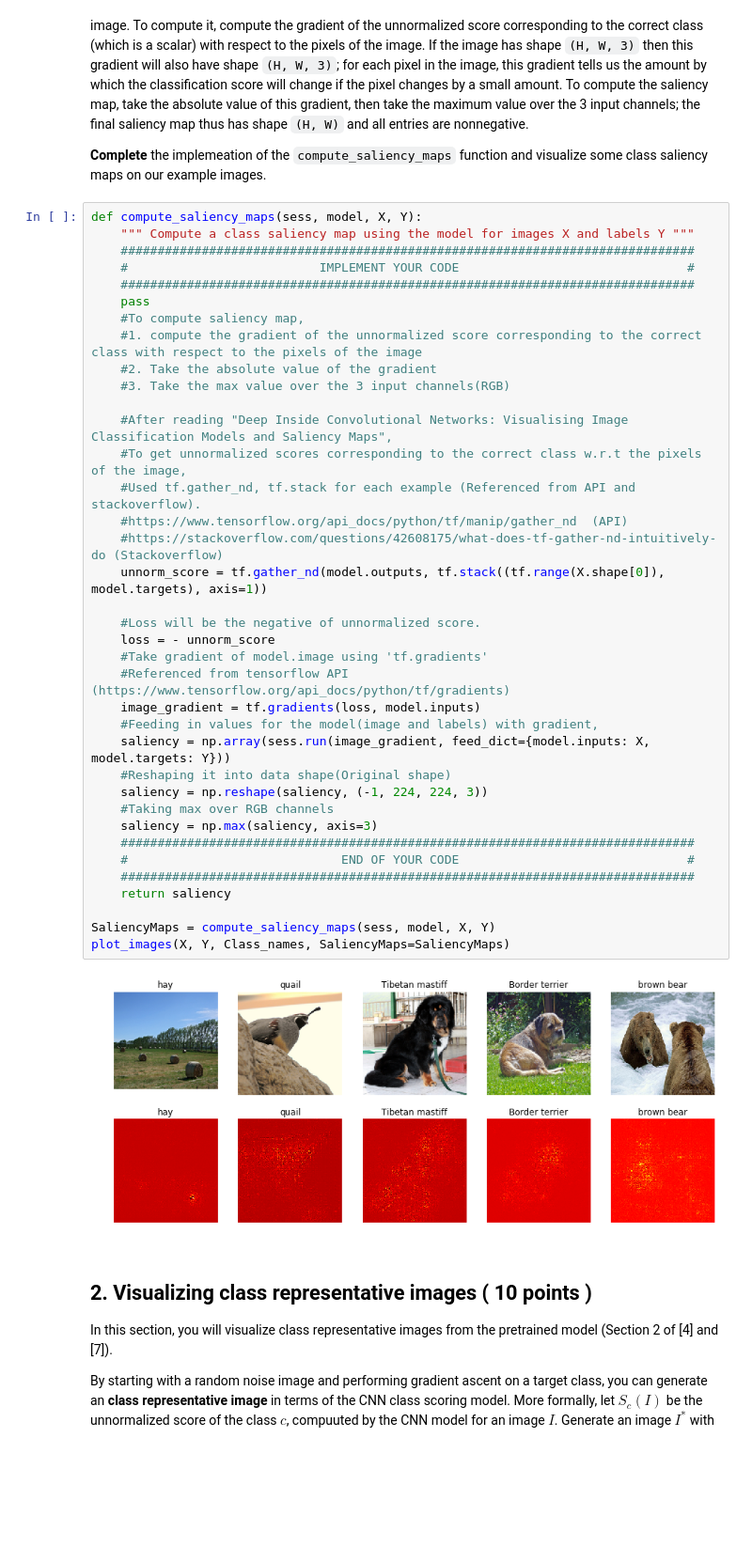
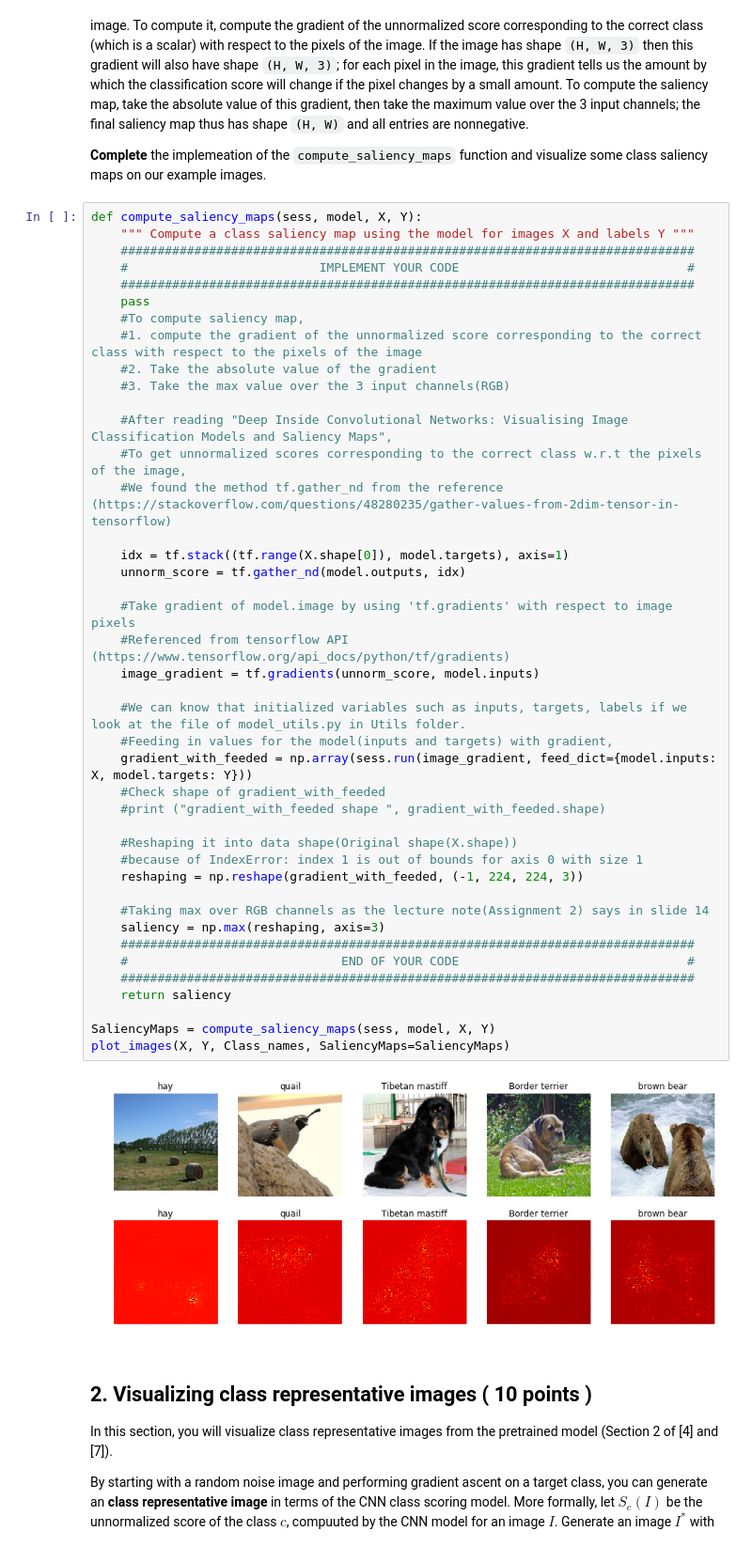
Before and after one commit to hyungsuklim/DeepLearning, a Jupyter notebook: Assignment2-3_Visualizing_CNN.ipynb, the cells around one changed output. Shown at 94% size. Saved outputs shown, nothing was run; the diff lists cells and outputs as text; blank space fills up the shorter version.

Commit message:
Completed all!
Added some comments for explanation and study in each assignments.

```diff
--- a/Assignment2-3_Visualizing_CNN.ipynb
+++ b/Assignment2-3_Visualizing_CNN.ipynb
@@ -80,42 +80,47 @@ A **saliency map** tells us the degree to which each pixel in the image affects
 # %%
 def compute_saliency_maps(sess, model, X, Y):
     """ Compute a class saliency map using the model for images X and labels Y """
     ##############################################################################
     #                          IMPLEMENT YOUR CODE                               #
     ##############################################################################
     pass
     #To compute saliency map,
     #1. compute the gradient of the unnormalized score corresponding to the correct class with respect to the pixels of the image
     #2. Take the absolute value of the gradient
     #3. Take the max value over the 3 input channels(RGB)
 
     #After reading "Deep Inside Convolutional Networks: Visualising Image Classification Models and Saliency Maps",
     #To get unnormalized scores corresponding to the correct class w.r.t the pixels of the image,
-    #Used tf.gather_nd, tf.stack for each example (Referenced from API and stackoverflow).
-    #https://www.tensorflow.org/api_docs/python/tf/manip/gather_nd  (API)
-    #https://stackoverflow.com/questions/42608175/what-does-tf-gather-nd-intuitively-do (Stackoverflow)
-    unnorm_score = tf.gather_nd(model.outputs, tf.stack((tf.range(X.shape[0]), model.targets), axis=1))
+    #We found the method tf.gather_nd from the reference (https://stackoverflow.com/questions/48280235/gather-values-from-2dim-tensor-in-tensorflow)
 
-    #Loss will be the negative of unnormalized score.
-    loss = - unnorm_score
-    #Take gradient of model.image using 'tf.gradients'
+    idx = tf.stack((tf.range(X.shape[0]), model.targets), axis=1)
+    unnorm_score = tf.gather_nd(model.outputs, idx)
+
+    #Take gradient of model.image by using 'tf.gradients' with respect to image pixels
     #Referenced from tensorflow API (https://www.tensorflow.org/api_docs/python/tf/gradients)
-    image_gradient = tf.gradients(loss, model.inputs)
-    #Feeding in values for the model(image and labels) with gradient,
-    saliency = np.array(sess.run(image_gradient, feed_dict={model.inputs: X, model.targets: Y}))
-    #Reshaping it into data shape(Original shape)
-    saliency = np.reshape(saliency, (-1, 224, 224, 3))
-    #Taking max over RGB channels
-    saliency = np.max(saliency, axis=3)
+    image_gradient = tf.gradients(unnorm_score, model.inputs)
+
+    #We can know that initialized variables such as inputs, targets, labels if we look at the file of model_utils.py in Utils folder.
+    #Feeding in values for the model(inputs and targets) with gradient,
+    gradient_with_feeded = np.array(sess.run(image_gradient, feed_dict={model.inputs: X, model.targets: Y}))
+    #Check shape of gradient_with_feeded
+    #print ("gradient_with_feeded shape ", gradient_with_feeded.shape)
+
+    #Reshaping it into data shape(Original shape(X.shape))
+    #because of IndexError: index 1 is out of bounds for axis 0 with size 1
+    reshaping = np.reshape(gradient_with_feeded, (-1, 224, 224, 3))
+
+    #Taking max over RGB channels as the lecture note(Assignment 2) says in slide 14
+    saliency = np.max(reshaping, axis=3)
     ##############################################################################
     #                             END OF YOUR CODE                               #
     ##############################################################################
     return saliency
 
 SaliencyMaps = compute_saliency_maps(sess, model, X, Y)
 plot_images(X, Y, Class_names, SaliencyMaps=SaliencyMaps)
 # %% [output]
-[figure, old version]
+[figure, new version]
 # %% [markdown]
 ## <a name="2"></a> 2. Visualizing class representative images ( 10 points )
 
```
Also changed, not shown: parts of 2 cells of this notebook, 3 other files.
